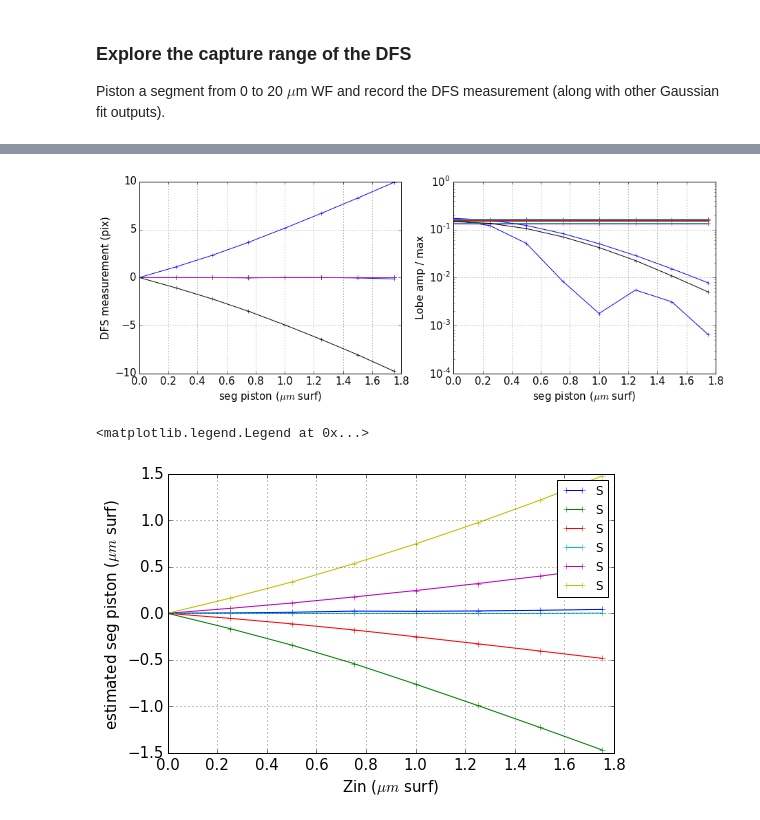
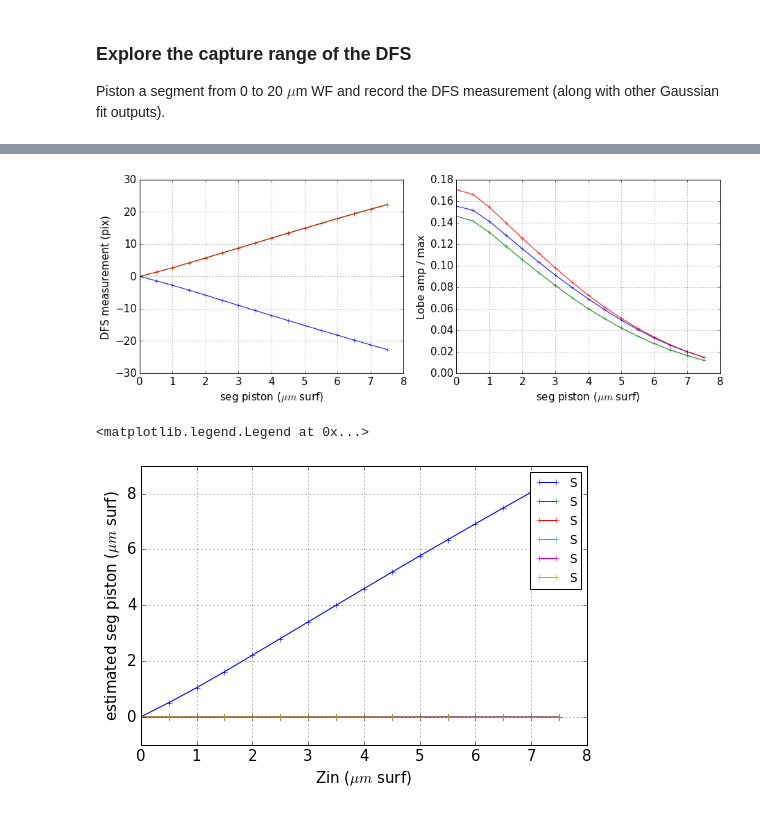
Before and after one commit to rconan/CEO, a Jupyter notebook: segmentPistonSensor/Segment-Piston-Sensor-Signal-Analysis.ipynb, the cells around one changed output, grey strips where cells are left out. Cells and saved outputs as stored; diff of their text form; code cells hidden in the pictures.

```diff
--- a/segmentPistonSensor/Segment-Piston-Sensor-Signal-Analysis.ipynb
+++ b/segmentPistonSensor/Segment-Piston-Sensor-Signal-Analysis.ipynb
@@ -25,7 +25,10 @@ gmt = ceo.GMT_MX(D,nPx,M1_radial_order=radial_order,M2_radial_order=radial_order
 # %% [markdown]
 ### Initialize and Calibrate Dispersed Fringe Sensor (DFS)
 # %%
-sps = ceo.DispersedFringeSensor(gmt.M1,src, dispersion=2.67)#,nyquist_factor=2)
+sps_fov = 3.0 #arcsec diameter
+sps_dispersion = 2.5
+sps = ceo.DispersedFringeSensor(gmt.M1,src, dispersion=sps_dispersion,
+                                field_of_view=sps_fov)#,nyquist_factor=2)
 sps.INIT_ALL_ATTRIBUTES = True
 sps.calibrate(src,gmt)
 # %% [markdown]
@@ -150,8 +153,8 @@ Piston a segment from 0 to 20 $\mu$m WF and record the DFS measurement (along wi
 # %%
 segId = 1 # segment number to scan in piston
 subap = [0,6,7] # DFS subaperture to monitor visually
-zernidx = 1 # 0: piston, 1: tilt, ...
-segStroke = np.arange(0,2,0.25, dtype=float)  #in microns
+zernidx = 0 # 0: piston, 1: tilt, ...
+segStroke = np.arange(0,8,0.5, dtype=float)  #in microns
 SPSmeas = np.zeros((12*src.N_SRC, segStroke.size))
 lobeA = np.zeros((12*src.N_SRC, segStroke.size))
 SPSrec = np.zeros((6,segStroke.size))
@@ -243,22 +246,22 @@ close()
 # %%
 fig, (ax1, ax2) = plt.subplots(1,2)
 fig.set_size_inches((15,5))
 
-ax1.plot(segStroke, SPSmeas.T, '-+', label='S')
+ax1.plot(segStroke, SPSmeas[subap].T, '-+', label='S')
 ax1.set_xlabel('seg piston ($\mu m$ surf)', fontsize=15)
 ax1.set_ylabel('DFS measurement (pix)', fontsize=15)
 ax1.grid()
 ax1.tick_params(labelsize=15)
 #ax1.legend()
 
-ax2.plot(segStroke, lobeA.T, '-+')
+ax2.plot(segStroke, lobeA[subap].T, '-+')
 ax2.grid()
 ax2.set_xlabel('seg piston ($\mu m$ surf)', fontsize=15)
 ax2.set_ylabel('Lobe amp / max', fontsize=15)
-ax2.set_yscale('log')
+#ax2.set_yscale('log')
 ax2.tick_params(labelsize=15)
 # %% [output]
-[figure, old version]
+[figure, new version]
 # %%
 fig, ax = plt.subplots()
 fig.set_size_inches((8,5))
@@ -271,4 +274,4 @@ ax.tick_params(labelsize=15)
 ax.legend()
 # %% [output]
 <matplotlib.legend.Legend at 0x...>
-[figure, old version]
+[figure, new version]
```
Also changed, not shown: parts of 4 cells of this notebook.
